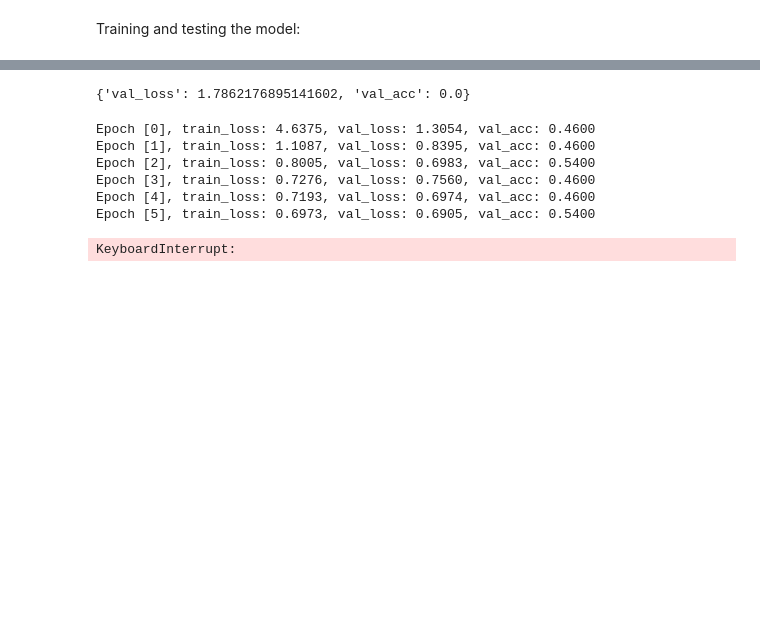
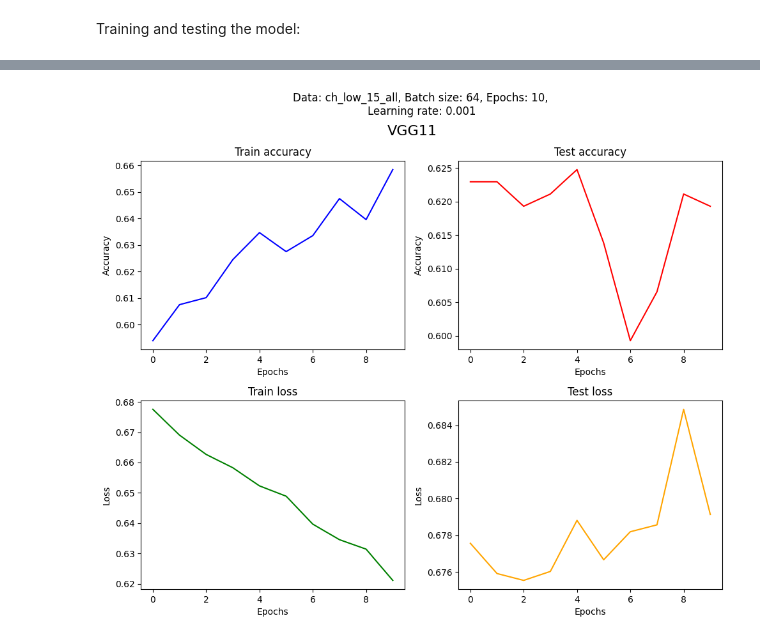
Before and after one commit to omersideman/ai-project, a Jupyter notebook: notebooks/cnn.ipynb, the cells around one changed output, grey strips where cells are left out. Drawn from its saved outputs; the diff is of its cells as text; code cells hidden in the pictures; blank space fills up the shorter version.

```diff
--- a/notebooks/cnn.ipynb
+++ b/notebooks/cnn.ipynb
@@ -201,9 +287,14 @@ def train(model, trainloader, optimizer, criterion):
     cum_loss = 0.0
     cum_correct = 0
 
-    for (x,y) in tqdm(trainloader, total=len(trainloader), desc='Training'):
+    for x, y in tqdm(trainloader, total=len(trainloader), desc="Training"):
+        # print(x.shape, y.shape)
         (x, y) = (x.to(device), y.to(device))
         pred = model(x)
+        # print each label with corresponding prediction
+        # for label, prediction in zip(y, pred):
+        #     print(f'label: {label}, pred: {prediction}')
+
         loss = criterion(pred, y)
         optimizer.zero_grad()
         loss.backward()
@@ -223,9 +314,16 @@ def test(model, testloader, criterion):
     cum_correct = 0
 
     with torch.no_grad():
-        for (x,y) in tqdm(testloader, total=len(testloader), desc='Testing'):
+        for x, y in tqdm(testloader, total=len(testloader), desc="Testing"):
             (x, y) = (x.to(device), y.to(device))
+            # print(x.shape, y.shape)
             pred = model(x)
+
+            # print each blabel with corresponding prediction
+            # for label, prediction in zip(y, pred):
+            #     print(f'label: {label}, pred: {prediction}')
+
+            # print(f"Labels: {y} pred: {pred}")
             loss = criterion(pred, y)
             cum_loss += loss
             cum_correct += (pred.argmax(1) == y).type(torch.float).sum().item()
@@ -446,19 +388,39 @@ model = to_device(ViralityClassification(),device)
-# %%
-#initial evaluation of the model
-evaluate(model,val_dl)
-# %% [output]
-{'val_loss': 1.7862176895141602, 'val_acc': 0.0}
-# %%
-num_epochs = 30
-opt_func = torch.optim.Adam
-lr = 0.001
-#fitting the model on training data and record the result after each epoch
-history = fit(num_epochs, lr, model, train_dl, val_dl, opt_func)
-# %% [output]
-Epoch [0], train_loss: 4.6375, val_loss: 1.3054, val_acc: 0.4600
-Epoch [1], train_loss: 1.1087, val_loss: 0.8395, val_acc: 0.4600
-Epoch [2], train_loss: 0.8005, val_loss: 0.6983, val_acc: 0.5400
-Epoch [3], train_loss: 0.7276, val_loss: 0.7560, val_acc: 0.4600
-Epoch [4], train_loss: 0.7193, val_loss: 0.6974, val_acc: 0.4600
-Epoch [5], train_loss: 0.6973, val_loss: 0.6905, val_acc: 0.5400
-KeyboardInterrupt:
+# %%
+fig = plt.figure(figsize=(10, 8))
+# supertitle
+fig.suptitle("VGG11", fontsize=16)
+info = f"""Data: {dir_name}, Batch size: {BATCH}, Epochs: {EPOCHS}, Learning rate: {LEARNING_RATE}
+"""
+fig.text(
+    0.515, 1,info, ha='center', fontsize=12)
+
+
+sub1 = fig.add_subplot(221)
+sub1.set_title('Train accuracy')
+sub1.plot(H["train_acc"], color='blue', linestyle='-')
+plt.xlabel('Epochs')
+plt.ylabel('Accuracy')
+
+sub2 = fig.add_subplot(222)
+sub2.set_title('Test accuracy')
+sub2.plot(H["test_acc"], color='red', linestyle='-')
+plt.xlabel('Epochs')
+plt.ylabel('Accuracy')
+
+sub3 = fig.add_subplot(223)
+sub3.set_title('Train loss')
+sub3.plot(H["train_loss"], color='green', linestyle='-')
+plt.xlabel('Epochs')
+plt.ylabel('Loss')
+
+
+sub4 = fig.add_subplot(224)
+sub4.set_title('Test loss')
+sub4.plot([l.item() for l in H["test_loss"]], color='orange', linestyle='-')
+plt.xlabel('Epochs')
+plt.ylabel('Loss')
+
+plt.tight_layout()
+plt.show()
+# %% [output]
+[figure, added]
```
Also changed, not shown: parts of 23 cells of this notebook, 9 other files.
